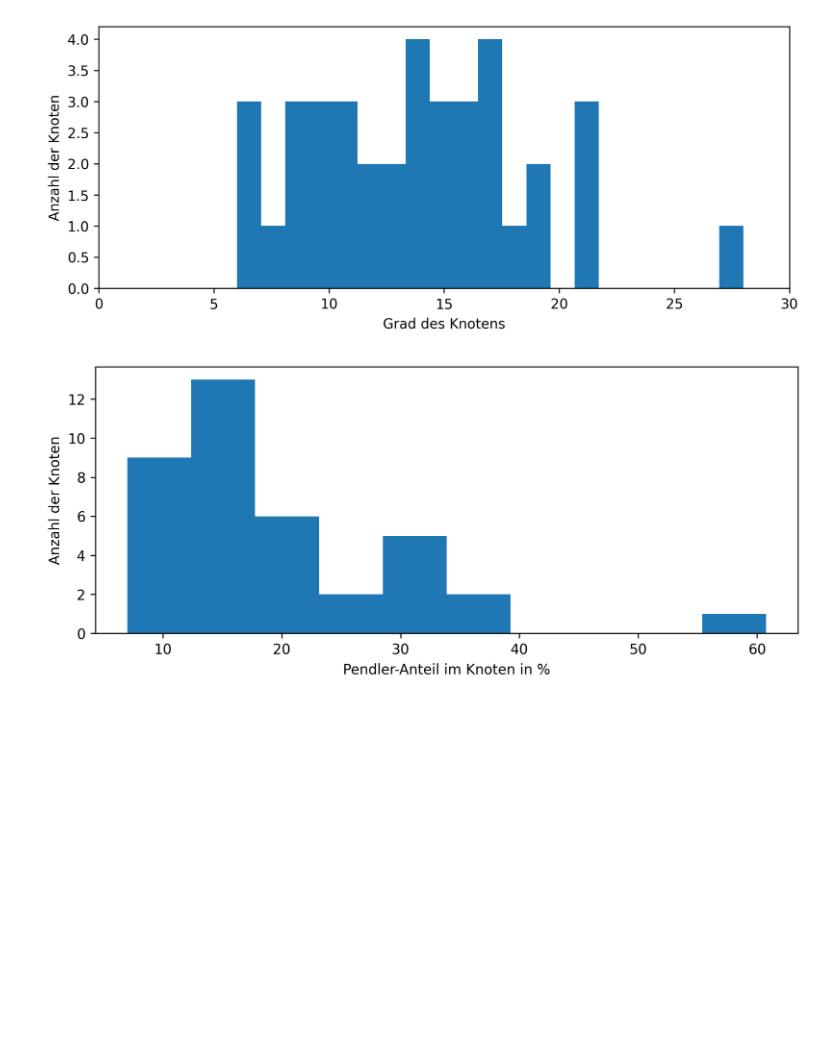
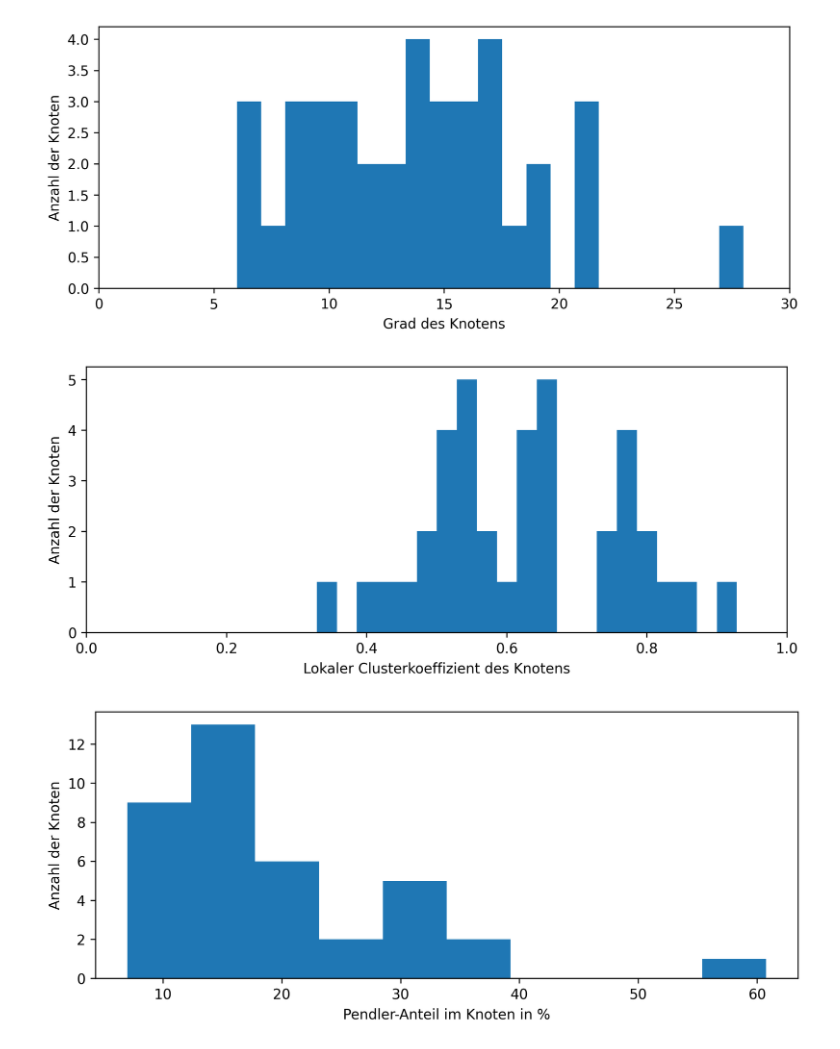
Before and after one commit to torbensun/Modeling-Of-Epidemics-With-Compartmental-And-Network-Models, a Jupyter notebook: Borders.ipynb, the cells around one changed output. Drawn from its saved outputs; the diff is of its cells as text; code cells hidden in the pictures; blank space fills up the shorter version.

```diff
--- a/Borders.ipynb
+++ b/Borders.ipynb
@@ -36,6 +36,16 @@ plt.xlim(0,30)
 plt.savefig("Media/degree_dist.png")
 # %% [output]
 [figure]
+# %%
+cc = np.load("Internal Data/local_clustering_coeffs.npy")
+plt.figure(figsize=(9,3.5),dpi=300)
+plt.hist(cc, bins=21)
+plt.xlabel("Lokaler Clusterkoeffizient des Knotens")
+plt.ylabel("Anzahl der Knoten")
+plt.xlim(0,1)
+plt.savefig("Media/ccoeff_dist.png")
+# %% [output]
+[figure, added]
 # %%
 plt.figure(figsize=(9,3.5),dpi=300)
 plt.hist(100*pendler_dist, bins=10)
```
Also changed, not shown: 4 other files.
